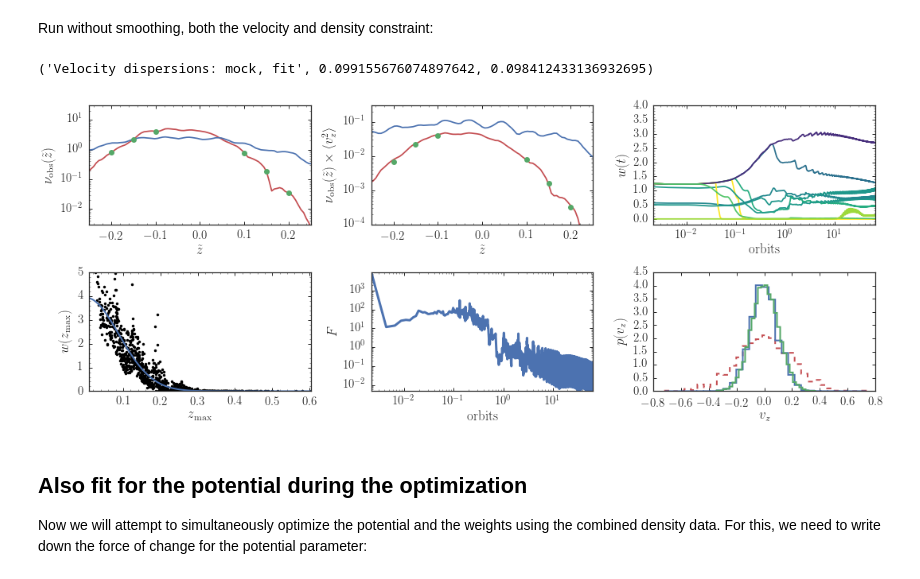
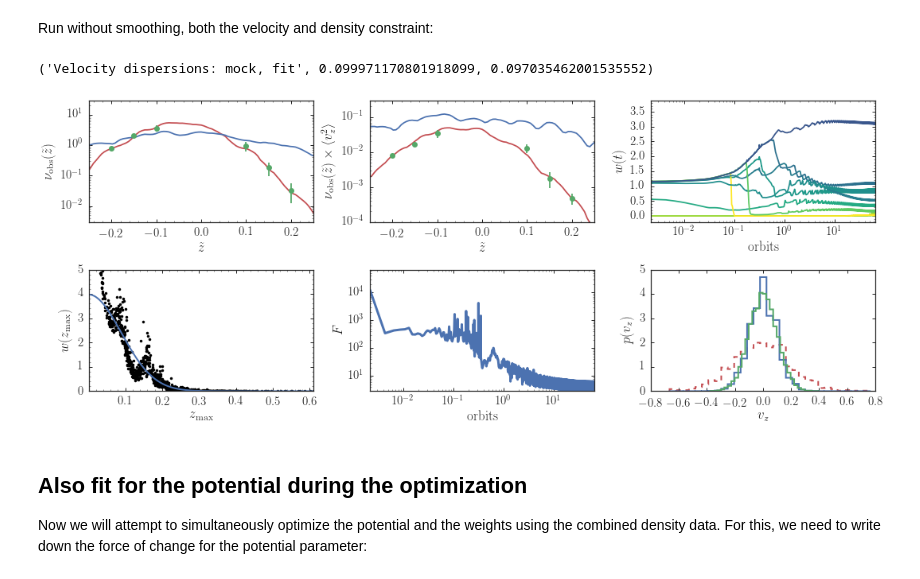
Before and after one commit to jobovy/simple-m2m, a Jupyter notebook: py/HOM2M.ipynb, the cells around one changed output. Cells and saved outputs as stored; diff of their text form; code cells hidden in the pictures.

```diff
--- a/py/HOM2M.ipynb
+++ b/py/HOM2M.ipynb
@@ -545,7 +654,7 @@ These make sense, because the velocity dispersion is constant so $\nu\times\lang
 # %%
 def force_of_change_weights_v2(w_m2m,zsun_m2m,z_m2m,vz_m2m,
                                eps,mu,w_prior,
-                               z_obs,densv2_obs,
+                               z_obs,densv2_obs,densv2_obs_noise,
                                h_m2m=h_obs,
                                deltav2_m2m=None):
     """Computes the force of change for all of the weights due to the velocity constraint"""
@@ -553,13 +662,15 @@ def force_of_change_weights_v2(w_m2m,zsun_m2m,z_m2m,vz_m2m,
     Wij= numpy.zeros((len(z_obs),len(z_m2m)))
     for jj,zo in enumerate(z_obs):
         Wij[jj]= kernel(numpy.fabs(zo-z_m2m+zsun_m2m),h_m2m)
-        deltav2_m2m_new[jj]= (numpy.sum(w_m2m*Wij[jj]*vz_m2m**2.)/len(z_m2m)-densv2_obs[jj])/densv2_obs[jj]
+        deltav2_m2m_new[jj]= (numpy.sum(w_m2m*Wij[jj]*vz_m2m**2.)/len(z_m2m)-densv2_obs[jj])/densv2_obs_noise[jj]
     if deltav2_m2m is None: deltav2_m2m= deltav2_m2m_new
-    return (-eps*w_m2m*numpy.sum(numpy.tile(deltav2_m2m/densv2_obs,(len(z_m2m),1)).T*Wij,axis=0)*vz_m2m**2.,
+    return (-eps*w_m2m*numpy.sum(numpy.tile(deltav2_m2m/densv2_obs_noise,(len(z_m2m),1)).T*Wij,axis=0)*vz_m2m**2.,
             deltav2_m2m_new)
 def run_m2m_weights_wv2(w_init,A_init,phi_init,
                         omega_m2m,zsun_m2m,
-                        z_obs,dens_obs,densv2_obs,
+                        z_obs,
+                        dens_obs,dens_obs_noise,
+                        densv2_obs,densv2_obs_noise,
                         step=0.001,nstep=1000,
                         eps=0.1,eps_vel=0.1,mu=1.,
                         h_m2m=0.02,
@@ -579,7 +690,9 @@ def run_m2m_weights_wv2(w_init,A_init,phi_init,
        zsun_m2m - Sun's height above the plane [N]
        z_obs - heights at which the density observations are made
        dens_obs - observed densities
+       dens_obs_noise - noise in the observed densities
        densv2_obs - observed density x velocity-squareds
+       densv2_obs_noise - noise in the observed densities x velocity-squareds
        step= stepsize of orbit integration
        nstep= number of steps to integrate the orbits for
        eps= M2M epsilon parameter
@@ -595,6 +708,7 @@ def run_m2m_weights_wv2(w_init,A_init,phi_init,
     HISTORY:
        2016-12-07 - Written - Bovy (UofT/CCA)
        2016-12-09 - Added output_wevolution - Bovy (UofT/CCA)
+       2016-12-16 - Added explicit noise in the observed densities and densities x velocity-squared - Bovy (UofT/CCA)
     """
     w_out= copy.deepcopy(w_init)
     Q_out= []
@@ -607,9 +721,9 @@ def run_m2m_weights_wv2(w_init,A_init,phi_init,
         z_m2m= A_init*numpy.cos(phi_now)
         vz_m2m= -A_init*omega_m2m*numpy.sin(phi_now) # unnecessary
         dens_init= compute_dens(z_m2m,zsun_m2m,z_obs,w=w_init)
-        delta_m2m= (dens_init-dens_obs)/dens_obs
+        delta_m2m= (dens_init-dens_obs)/dens_obs_noise
         densv2_init= compute_densv2(z_m2m,vz_m2m,zsun_m2m,z_obs,w=w_init)
-        deltav2_m2m= (densv2_init-densv2_obs)/densv2_obs
+        deltav2_m2m= (densv2_init-densv2_obs)/densv2_obs_noise
     else:
         delta_m2m= None
         deltav2_m2m= None
@@ -621,12 +735,15 @@ def run_m2m_weights_wv2(w_init,A_init,phi_init,
         fcw, delta_m2m_new= force_of_change_weights(w_out,zsun_m2m,
                                                     z_m2m,vz_m2m,
                                                     eps,mu,w_init,
-                                                    z_obs,dens_obs,h_m2m=h_m2m,
+                                                    z_obs,dens_obs,dens_obs_noise,
+                                                    h_m2m=h_m2m,
                                                     delta_m2m=delta_m2m)
         fcwv2, deltav2_m2m_new= force_of_change_weights_v2(w_out,zsun_m2m,
                                                            z_m2m,vz_m2m,
                                                            eps_vel,mu,w_init,
-                                                           z_obs,densv2_obs,h_m2m=h_m2m,
+                                                           z_obs,
+                                                           densv2_obs,densv2_obs_noise,
+                                                           h_m2m=h_m2m,
                                                            deltav2_m2m=deltav2_m2m)
         w_out+= step*fcw*(1.-nodens)+step*fcwv2
         w_out/= numpy.sum(w_out)/len(A_init)
@@ -650,16 +767,16 @@ Run without smoothing, just using the velocity constraint:
 # %%
 step= numpy.pi/3.*10.**-2.
 nstep= 30000
-eps= 10.**-1.
-eps_vel= eps/10.
-mu= 0.
+eps= 10.**-3.
+eps_vel= eps/1.
+mu= 10.
 h_m2m= 0.025
 nodens= True
 omega_m2m= omega_true
 zsun_m2m= zsun_true
 z_out= numpy.linspace(-0.3,0.3,101)
 w_out,Q,wevol,windx= run_m2m_weights_wv2(w_init,A_m2m,phi_m2m,omega_m2m,zsun_m2m,
-                                         z_obs,dens_obs,densv2_obs,
+                                         z_obs,dens_obs,dens_obs_noise,densv2_obs,densv2_obs_noise,
                                          nstep=nstep,step=step,mu=mu,eps=eps,h_m2m=h_m2m,nodens=nodens,
                                          output_wevolution=10,eps_vel=eps_vel)
 # %%
@@ -761,9 +883,9 @@ Run without smoothing, both the velocity and density constraint:
 # %%
 step= numpy.pi/3.*10.**-2.
 nstep= 30000
-eps= 10.**-1.
-eps_vel= eps/30.
-mu= 0.
+eps= 10.**-3.
+eps_vel= eps/1.
+mu= 10.
 h_m2m= 0.025
 nodens= False
 omega_m2m= omega_true
@@ -771,7 +893,7 @@ zsun_m2m= zsun_true
 z_out= numpy.linspace(-0.3,0.3,101)
 densv2_init= compute_densv2(z_m2m,vz_m2m,zsun_true,z_out,w_init)
 w_out,Q,wevol,windx= run_m2m_weights_wv2(w_init,A_m2m,phi_m2m,omega_m2m,zsun_m2m,
-                                         z_obs,dens_obs,densv2_obs,
+                                         z_obs,dens_obs,dens_obs_noise,densv2_obs,densv2_obs_noise,
                                          nstep=nstep,step=step,mu=mu,eps=eps,eps_vel=eps_vel,
                                          h_m2m=h_m2m,nodens=nodens,
                                          output_wevolution=10)
@@ -788,41 +910,45 @@ bovy_plot.bovy_plot(z_out,dens_init,'-',semilogy=True,
                    xrange=[-.25,0.25],yrange=[0.003,30.],gcf=True)
 bovy_plot.bovy_plot(z_obs,dens_obs,'o',semilogy=True,overplot=True)
 bovy_plot.bovy_plot(z_out,dens_final,'-',semilogy=True,overplot=True,zorder=0)
+errorbar(z_obs,dens_obs,yerr=dens_obs_noise,marker='None',ls='none',color=sns.color_palette()[1])
+yscale('log',nonposy='clip')
 subplot(2,3,2)
 densv2_final= compute_densv2(z_m2m,vz_m2m,zsun_true,z_out,w_out)
 bovy_plot.bovy_plot(z_out,densv2_init,'-',semilogy=True,
                    xlabel=r'$\tilde{z}$',ylabel=r'$\nu_{\mathrm{obs}}(\tilde{z})\times\langle v_z^2\rangle$',
                    xrange=[-.25,0.25],yrange=[0.0001,.3],gcf=True)
 bovy_plot.bovy_plot(z_obs,densv2_obs,'o',semilogy=True,overplot=True)
 bovy_plot.bovy_plot(z_out,densv2_final,'-',semilogy=True,overplot=True,zorder=0)
+errorbar(z_obs,densv2_obs,yerr=densv2_obs_noise,marker='None',ls='none',color=sns.color_palette()[1])
+yscale('log',nonposy='clip')
 subplot(2,3,3)
 for ii in range(len(wevol)):
     bovy_plot.bovy_plot(numpy.linspace(0.,1.,nstep)*nstep*step*omega_true/2./numpy.pi,wevol[ii],'-',
                         color=cm.viridis(A_m2m[windx][ii]/0.3),
                         yrange=[-0.2,numpy.amin([4.,numpy.amax(wevol)*1.1])],
                         semilogx=True,xlabel=r'$\mathrm{orbits}$',ylabel=r'$w(t)$',gcf=True,overplot=ii>0)
 subplot(2,3,4)
 bovy_plot.bovy_plot(A_m2m,w_out,'k.',xlabel=r'$z_{\mathrm{max}}$',ylabel=r'$w(z_{\mathrm{max}})$',
                    yrange=[0.,5.],gcf=True)
 sindx= numpy.argsort(A_m2m)
 w_expect= numpy.exp((A_m2m[sindx]*omega_m2m)**2./2.*(1./sigma_init**2.-1./sigma_true**2.))
 w_expect/= numpy.sum(w_expect)/len(w_expect)
 plot(A_m2m[sindx],w_expect,lw=2.)
 subplot(2,3,5)
 bovy_plot.bovy_plot(numpy.linspace(0.,1.,nstep)*nstep*step*omega_m2m/2./numpy.pi,numpy.sum(Q,axis=1),lw=3.,
                    loglog=True,xlabel=r'$\mathrm{orbits}$',ylabel=r'$F$',gcf=True)
 subplot(2,3,6)
 _= hist(vz_m2m,weights=w_out,histtype='step',lw=2.,normed=True,bins=31,zorder=1)
 _= hist(vz_mock,histtype='step',lw=2.,normed=True,bins=31,zorder=2)
 _= hist(vz_m2m,histtype='step',lw=2.,normed=True,bins=31,ls='--',zorder=0)
 xlabel(r'$v_z$')
 ylabel(r'$p(v_z)$')
 print("Velocity dispersions: mock, fit",numpy.std(vz_mock),\
       numpy.sqrt(numpy.sum(w_out*(vz_m2m-numpy.sum(w_out*vz_m2m)/numpy.sum(w_out))**2.)/numpy.sum(w_out)))
 tight_layout()
 # %% [output]
-('Velocity dispersions: mock, fit', 0.099155676074897642, 0.098412433136932695)
+('Velocity dispersions: mock, fit', 0.099971170801918099, 0.097035462001535552)
-[figure, old version]
+[figure, new version]
 # %% [markdown]
 ## Also fit for the potential during the optimization
 
```
Also changed, not shown: parts of 46 cells of this notebook.
